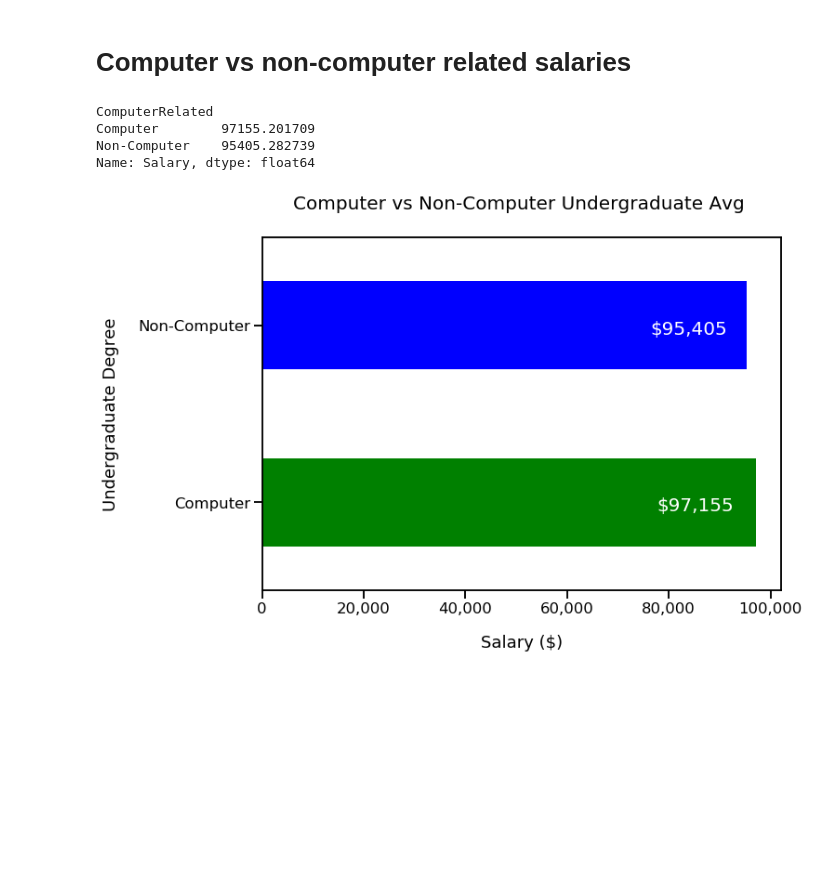
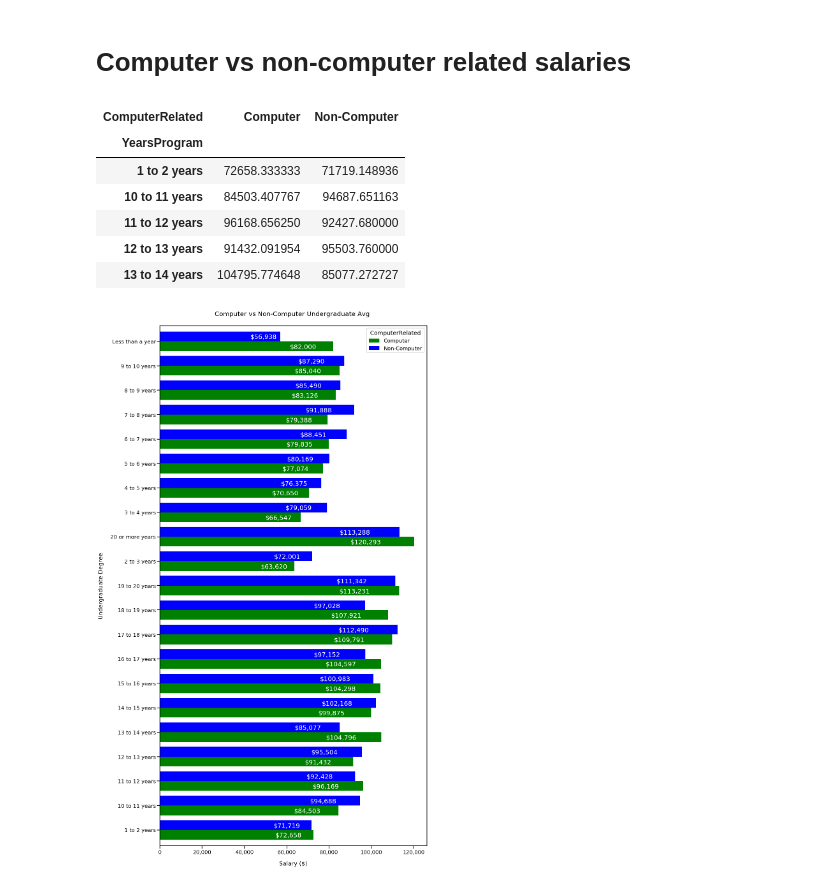
Before and after one commit to ozkary/jupyter, a Jupyter notebook: usaDevAnalysis.ipynb, the cells around one changed output. Saved outputs shown, nothing was run; the diff lists cells and outputs as text; code cells hidden in the pictures; blank space fills up the shorter version.

Commit message:
add the experience related chart

```diff
--- a/usaDevAnalysis.ipynb
+++ b/usaDevAnalysis.ipynb
@@ -131,30 +131,40 @@ def isComputerRelated(row):
     value = row["MajorUndergrad"].lower()
     return "Computer" if value.find("computer") > -1  else "Non-Computer"
 
-dfCompRelated = dfUSA[["Salary","MajorUndergrad"]].copy()
+def setExperienceOrder(row):
+    value = row[0]  #[0:1].lower().strip()
+    return value #0 if value.find("less") > -1  else int(value)
+
+dfCompRelated = dfUSA[["Salary","MajorUndergrad", "YearsProgram"]].copy()
 dfCompRelated["ComputerRelated"] = dfCompRelated.apply(isComputerRelated, axis=1)  #apply function to each row
-compRelAvg = dfCompRelated.groupby("ComputerRelated")['Salary'].mean().sort_values(ascending=False)
+compRelAvg = dfCompRelated.groupby(["YearsProgram","ComputerRelated"])['Salary'].mean().sort_index().unstack()
+
+#compRelAvg["ExperienceOrder"] = compRelAvg.apply(setExperienceOrder, axis=1)
+
 compRelAvg.head()
 # %% [output]
-ComputerRelated
-Computer        97155.201709
-Non-Computer    95405.282739
-Name: Salary, dtype: float64
+| ComputerRelated | Computer | Non-Computer |
+| YearsProgram |  |  |
+| 1 to 2 years | 72658.333333 | 71719.148936 |
+| 10 to 11 years | 84503.407767 | 94687.651163 |
+| 11 to 12 years | 96168.656250 | 92427.680000 |
+| 12 to 13 years | 91432.091954 | 95503.760000 |
+| 13 to 14 years | 104795.774648 | 85077.272727 |
 # %%
 # horizontal bar chart with colors
-plot = compRelAvg.plot(kind='barh', figsize=(10, 7), color=['g','b'])
+plot = compRelAvg.plot(kind='barh', figsize=(15, 30), color=['g','b'], width=.8)
 
 # set the axis and title labels
 plot.set_ylabel('Undergraduate Degree', labelpad=20)
 plot.set_xlabel('Salary ($)', labelpad=20)
 plot.set_title('Computer vs Non-Computer Undergraduate Avg ', pad=30, fontsize=20)
 plot.set_xticklabels(['{:,.0f}'.format(v) for v in plot.get_xticks()])  # format the x series
 
 # annotate the bars with the total amount
 for p in plot.patches:
     b = p.get_bbox()
     value = "${:,.0f}".format(b.x1)
     # plot.annotate(str(value), (b.x1, b.y1 + -.2 ), fontsize=20)
-    plot.text(b.x1 * .80, p.get_y()+ .2,str(value), fontsize=20, color='#ffffff')   # add a value at the end of the bar
+    plot.text(b.x1 * .75, p.get_y() + .1 ,str(value), fontsize=20, color='#ffffff')   # add a value at the end of the bar
 # %% [output]
-[figure, old version]
+[figure, new version]
```
Also changed, not shown: 3 other files.
